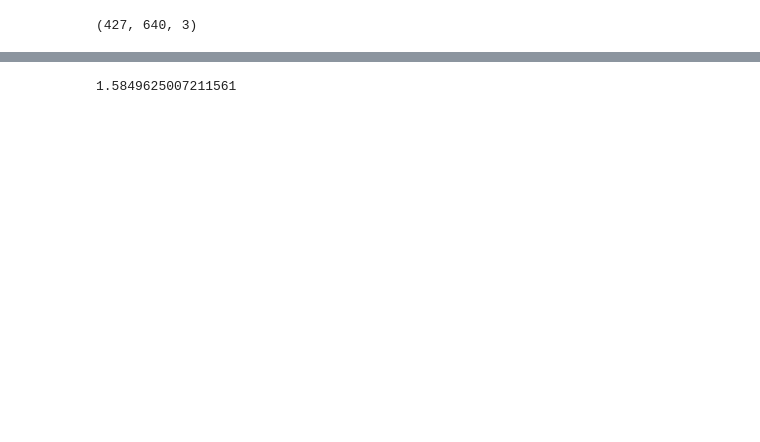
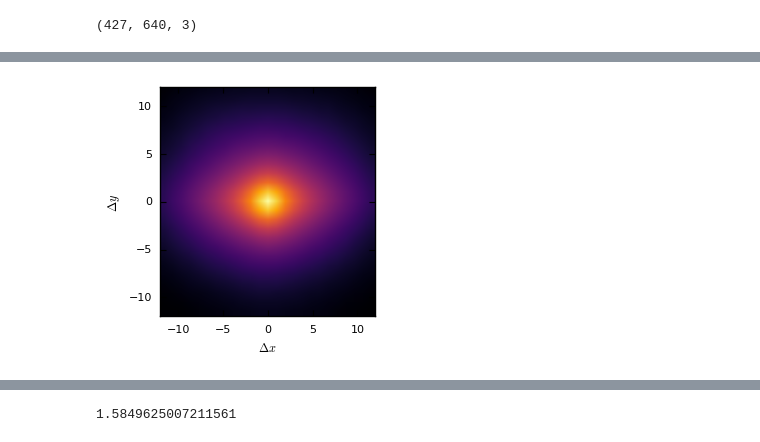
Before and after one commit to ejhumphrey/harmonic-cnn, a Jupyter notebook: paper/figs/Filter figs.ipynb, the cells around one changed output, grey strips where cells are left out. Saved outputs shown, nothing was run; the diff lists cells and outputs as text; code cells hidden in the pictures; blank space fills up the shorter version.

```diff
--- a/paper/figs/Filter figs.ipynb
+++ b/paper/figs/Filter figs.ipynb
@@ -204,7 +202,7 @@ cifar = np.load('../../data/cifar_ave_pixel_corr.npy')
 # %%
 x_dim, y_dim = cifar.shape[0]//2, cifar.shape[1]//2
 
-plt.figure(figsize=(5, 5))
+plt.figure(figsize=(3, 3))
 plt.imshow(cifar / cifar.max(), cmap='inferno', aspect='auto', extent=(-x_dim, x_dim, -y_dim, y_dim))
 plt.xlabel(r'$\Delta x$')
 plt.ylabel(r'$\Delta y$')
@@ -217,3 +213,4 @@ plt.savefig('cifar-corr.pdf', transparent=False, pad_inches=0)
+[figure, added]
 # %%
 cqtcov = np.load('../../data/cqt_ave_tf_corr.npy').T
 # %%
```
Also changed, not shown: parts of 8 cells of this notebook, 5 other files.
